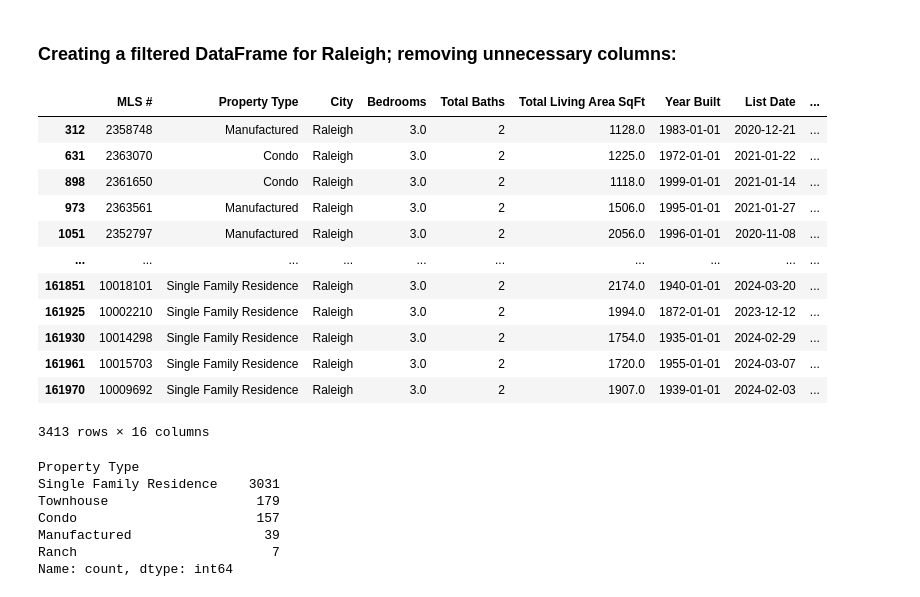
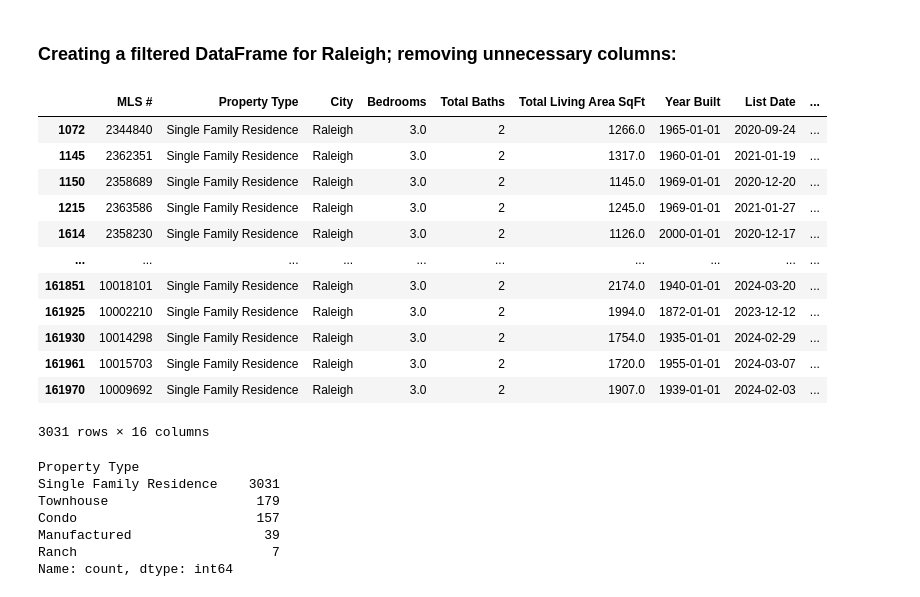
Before and after one commit to atulbachhav22/Real-Estate-Analysis-Project, a Jupyter notebook: real-estate-analysis_updated.ipynb, the cells around one changed output. Drawn from its saved outputs; the diff is of its cells as text; code cells hidden in the pictures.

```diff
--- a/real-estate-analysis_updated.ipynb
+++ b/real-estate-analysis_updated.ipynb
@@ -587,33 +587,37 @@ display(raleigh_grouped_SP, raleigh_grouped_DOM)
 # %%
 raleigh_grouped_3_2 = raleigh_grouped_all.loc[
     (raleigh_grouped_all["Bedrooms"] == 3.0) &
     (raleigh_grouped_all["Total Baths"] == 2.0)
 ]
 raleigh_grouped_3_2 = raleigh_grouped_3_2[[
     "MLS #", "Property Type", "City", "Bedrooms",
     "Total Baths", "Total Living Area SqFt",
     "Year Built", "List Date", "Closing Date",
     "Days On Market", "List Price", "Sold Price", "Acres min", "Acres max",
     "Season Listed", "Season Sold"
     ]]
 
 to_drop = raleigh_grouped_3_2[raleigh_grouped_3_2["Property Type"] == "Duplex"].index
 raleigh_grouped_3_2 = raleigh_grouped_3_2.drop(to_drop)
 raleigh_grouped_3_2
+
+
+single_family_residence_3_2 = raleigh_grouped_3_2.loc[raleigh_grouped_3_2['Property Type'] == 'Single Family Residence']
+single_family_residence_3_2
 # %% [output]
 |  | MLS # | Property Type | City | Bedrooms | Total Baths | Total Living Area SqFt | Year Built | List Date | ... |
-| 312 | 2358748 | Manufactured | Raleigh | 3.0 | 2 | 1128.0 | 1983-01-01 | 2020-12-21 | ... |
-| 631 | 2363070 | Condo | Raleigh | 3.0 | 2 | 1225.0 | 1972-01-01 | 2021-01-22 | ... |
-| 898 | 2361650 | Condo | Raleigh | 3.0 | 2 | 1118.0 | 1999-01-01 | 2021-01-14 | ... |
-| 973 | 2363561 | Manufactured | Raleigh | 3.0 | 2 | 1506.0 | 1995-01-01 | 2021-01-27 | ... |
-| 1051 | 2352797 | Manufactured | Raleigh | 3.0 | 2 | 2056.0 | 1996-01-01 | 2020-11-08 | ... |
+| 1072 | 2344840 | Single Family Residence | Raleigh | 3.0 | 2 | 1266.0 | 1965-01-01 | 2020-09-24 | ... |
+| 1145 | 2362351 | Single Family Residence | Raleigh | 3.0 | 2 | 1317.0 | 1960-01-01 | 2021-01-19 | ... |
+| 1150 | 2358689 | Single Family Residence | Raleigh | 3.0 | 2 | 1145.0 | 1969-01-01 | 2020-12-20 | ... |
+| 1215 | 2363586 | Single Family Residence | Raleigh | 3.0 | 2 | 1245.0 | 1969-01-01 | 2021-01-27 | ... |
+| 1614 | 2358230 | Single Family Residence | Raleigh | 3.0 | 2 | 1126.0 | 2000-01-01 | 2020-12-17 | ... |
 | ... | ... | ... | ... | ... | ... | ... | ... | ... | ... |
 | 161851 | 10018101 | Single Family Residence | Raleigh | 3.0 | 2 | 2174.0 | 1940-01-01 | 2024-03-20 | ... |
 | 161925 | 10002210 | Single Family Residence | Raleigh | 3.0 | 2 | 1994.0 | 1872-01-01 | 2023-12-12 | ... |
 | 161930 | 10014298 | Single Family Residence | Raleigh | 3.0 | 2 | 1754.0 | 1935-01-01 | 2024-02-29 | ... |
 | 161961 | 10015703 | Single Family Residence | Raleigh | 3.0 | 2 | 1720.0 | 1955-01-01 | 2024-03-07 | ... |
 | 161970 | 10009692 | Single Family Residence | Raleigh | 3.0 | 2 | 1907.0 | 1939-01-01 | 2024-02-03 | ... |
-3413 rows × 16 columns
+3031 rows × 16 columns
 # %%
 raleigh_grouped_3_2["Property Type"].value_counts()
 # %% [output]
```
Also changed, not shown: parts of 7 cells of this notebook, 2 other files.
